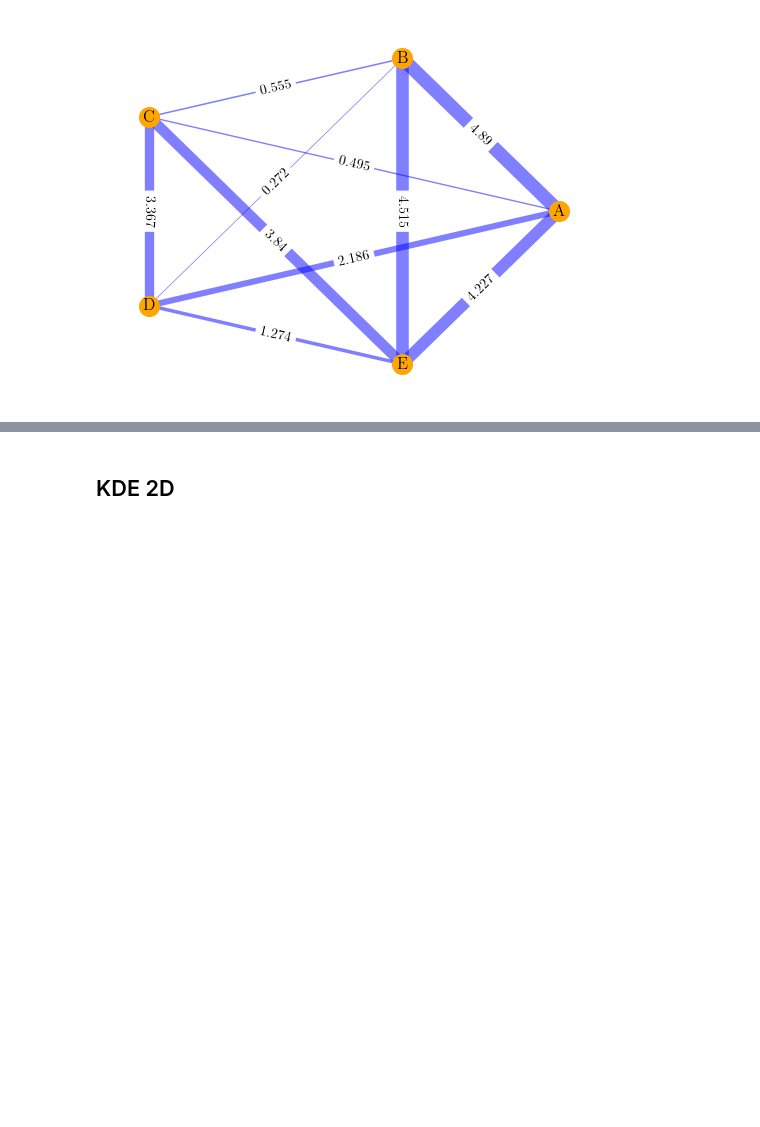
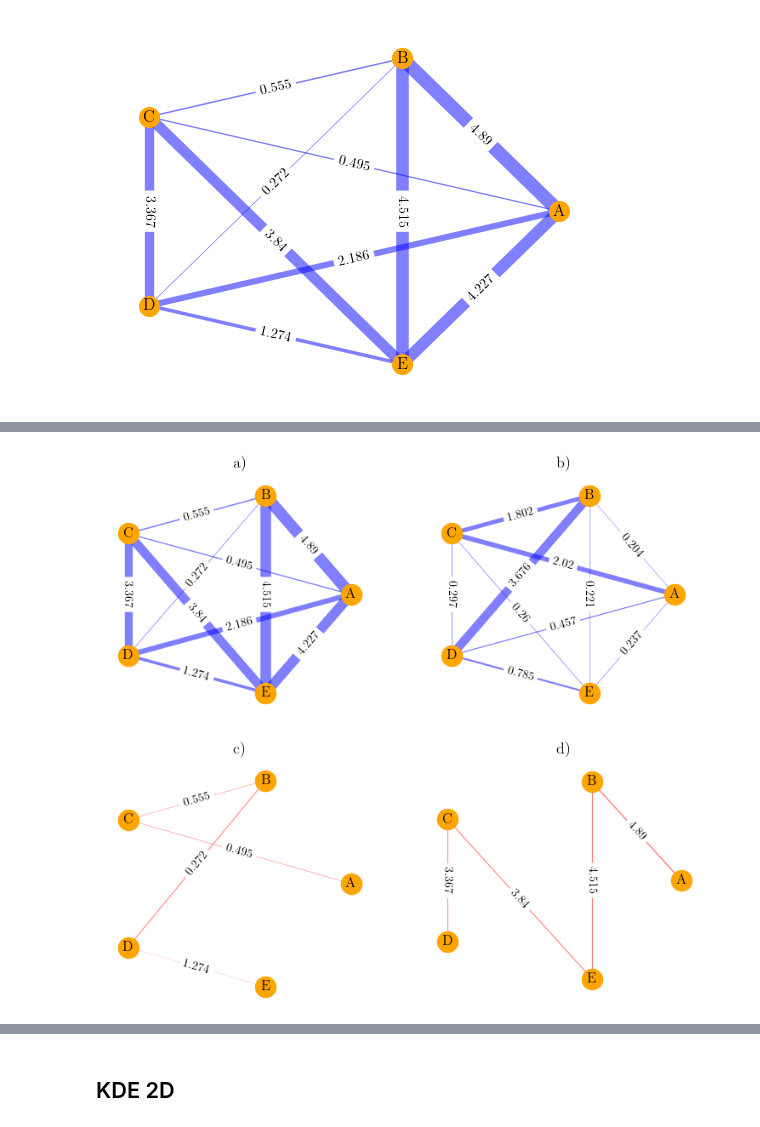
Before and after one commit to aysuvorov/aysuvorov.github.io, a Jupyter notebook: docs/pages/networks/paren_syn_corr_guide/images.ipynb, the cells around one changed output, grey strips where cells are left out. Drawn from its saved outputs; the diff is of its cells as text; code cells hidden in the pictures; blank space fills up the shorter version.

```diff
--- a/docs/pages/networks/paren_syn_corr_guide/images.ipynb
+++ b/docs/pages/networks/paren_syn_corr_guide/images.ipynb
@@ -235,0 +278,83 @@ plt.show()
+# %%
+
+edge_weights_inv = np.round(1/edge_weights, 3)
+
+
+
+fig, axs = plt.subplots(nrows=2, ncols=2, figsize=(9, 8))
+
+## Original graph
+G = nx.Graph()
+for edge, edge_w in zip(edges_lst, edge_weights):
+    G.add_edge(edge[0], edge[1], weight=edge_w)
+edge_labels = dict([((n1, n2), d['weight']) for
+    n1, n2, d in G.edges(data=True)])
+pos = nx.circular_layout(G)
+nx.draw_networkx_nodes(G, pos, node_color = 'orange',
+    ax = axs[0,0])
+nx.draw_networkx_labels(G, pos, ax = axs[0,0])
+for edge in G.edges(data='weight'):
+        nx.draw_networkx_edges(G, pos, edgelist=[edge], width=edge[2]*2,
+        alpha=0.5, edge_color="b", ax = axs[0,0])
+nx.draw_networkx_edge_labels(G, pos, edge_labels=edge_labels,
+    label_pos=.5, ax = axs[0,0])
+
+## Original inverted graph
+G_inv = nx.Graph()
+for edge, edge_w in zip(edges_lst, edge_weights_inv):
+    G_inv.add_edge(edge[0], edge[1], weight=edge_w)
+edge_labels = dict([((n1, n2), d['weight']) for
+    n1, n2, d in G_inv.edges(data=True)])
+pos = nx.circular_layout(G_inv)
+nx.draw_networkx_nodes(G_inv, pos, node_color = 'orange',
+    ax = axs[0,1])
+nx.draw_networkx_labels(G_inv, pos, ax = axs[0,1])
+for edge in G_inv.edges(data='weight'):
+        nx.draw_networkx_edges(G_inv, pos, edgelist=[edge], width=edge[2]*2,
+        alpha=0.5, edge_color="b", ax = axs[0,1])
+nx.draw_networkx_edge_labels(G_inv, pos, edge_labels=edge_labels,
+    label_pos=.5, ax = axs[0,1])
+
+
+## Minimal spanning tree
+G_msp = tree.minimum_spanning_tree(G)
+edge_labels = dict([((n1, n2), d['weight']) for
+    n1, n2, d in G_msp.edges(data=True)])
+nx.draw_networkx_nodes(G_msp, pos, node_color = 'orange', ax = axs[1,0])
+nx.draw_networkx_labels(G_msp, pos, ax = axs[1,0])
+for edge in G_msp.edges(data='weight'):
+    nx.draw_networkx_edges(G_msp, pos, edgelist=[edge],
+        width=min(edge_weights_inv)/(edge[2]),
+    alpha=0.5, edge_color="r", ax = axs[1,0])
+nx.draw_networkx_edge_labels(G_msp, pos, edge_labels=edge_labels,
+    label_pos=0.5, ax = axs[1,0])
+
+## Weight-inverted minimal spanning tree
+G_msp_inv = tree.minimum_spanning_tree(G_inv)
+edge_labels = dict([((n1, n2), d['weight']) for
+    n1, n2, d in G.edges(data=True) if (n1, n2) in G_msp_inv.edges(data=False)])
+nx.draw_networkx_nodes(G_msp_inv, pos, node_color = 'orange', ax = axs[1,1])
+nx.draw_networkx_labels(G_msp_inv, pos, ax = axs[1,1])
+for edge in G_msp_inv.edges(data='weight'):
+    nx.draw_networkx_edges(G_msp_inv, pos, edgelist=[edge],
+        width=min(edge_weights_inv)/(edge[2]),
+    alpha=0.5, edge_color="r", ax = axs[1,1])
+nx.draw_networkx_edge_labels(G_msp_inv, pos, edge_labels=edge_labels,
+    label_pos=0.5, ax = axs[1,1])
+
+
+for i in [0,1]:
+    for j in [0,1]:
+        axs[i, j].axis('off')
+
+for a, n in zip(
+        [(0,0), (0,1), (1,0), (1,1)],
+        ['a)', 'b)', 'c)', 'd)']):
+    axs[a[0], a[1]].set_title(n)
+
+plt.savefig('./images/span-trees-weighted-full-graph.png', bbox_inches="tight",
+    transparent=False, edgecolor = 'white', dpi = 300)
+
+plt.show()
+# %% [output]
+[figure, added]
```
Also changed, not shown: parts of 2 cells of this notebook, 3 other files.
